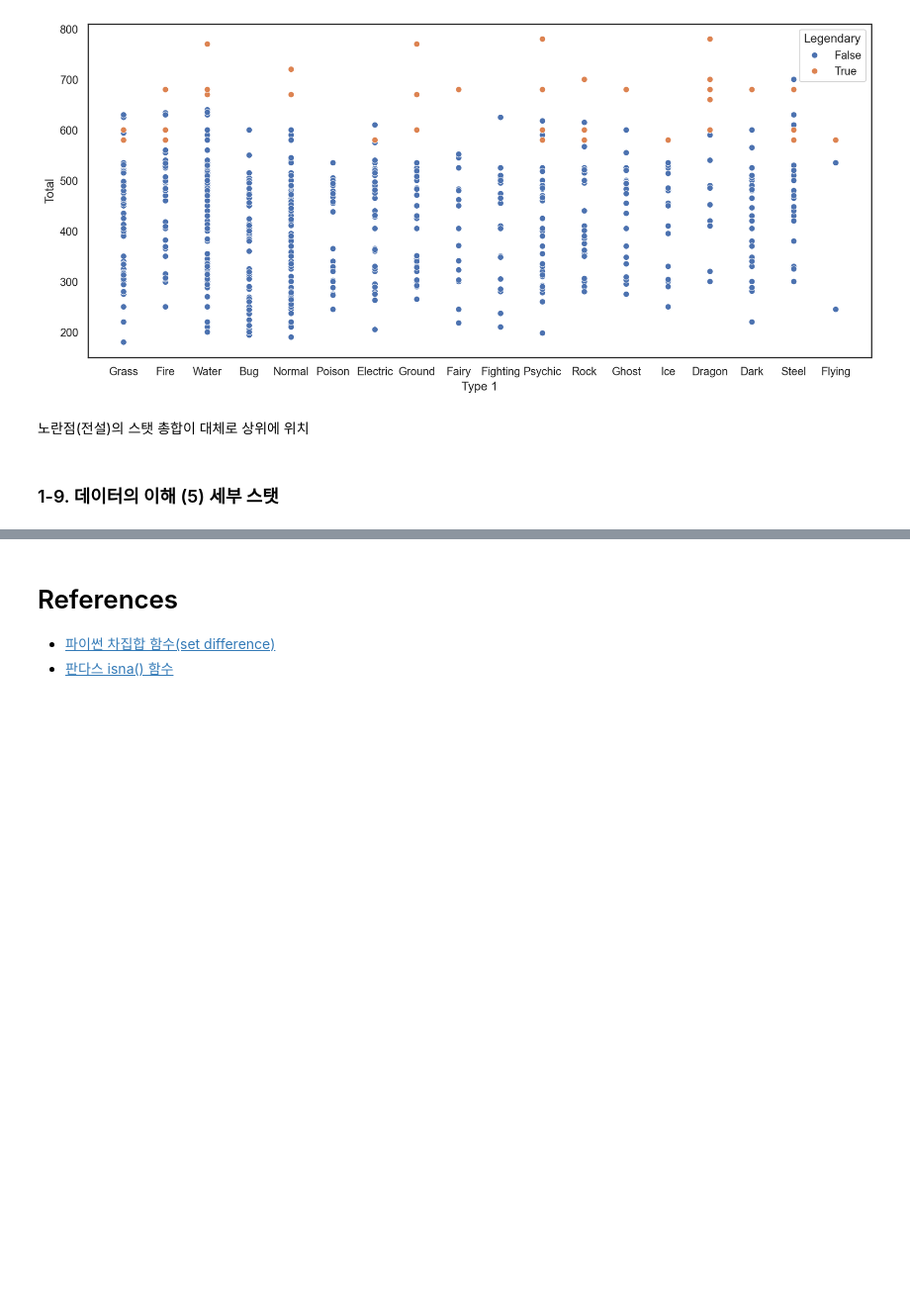
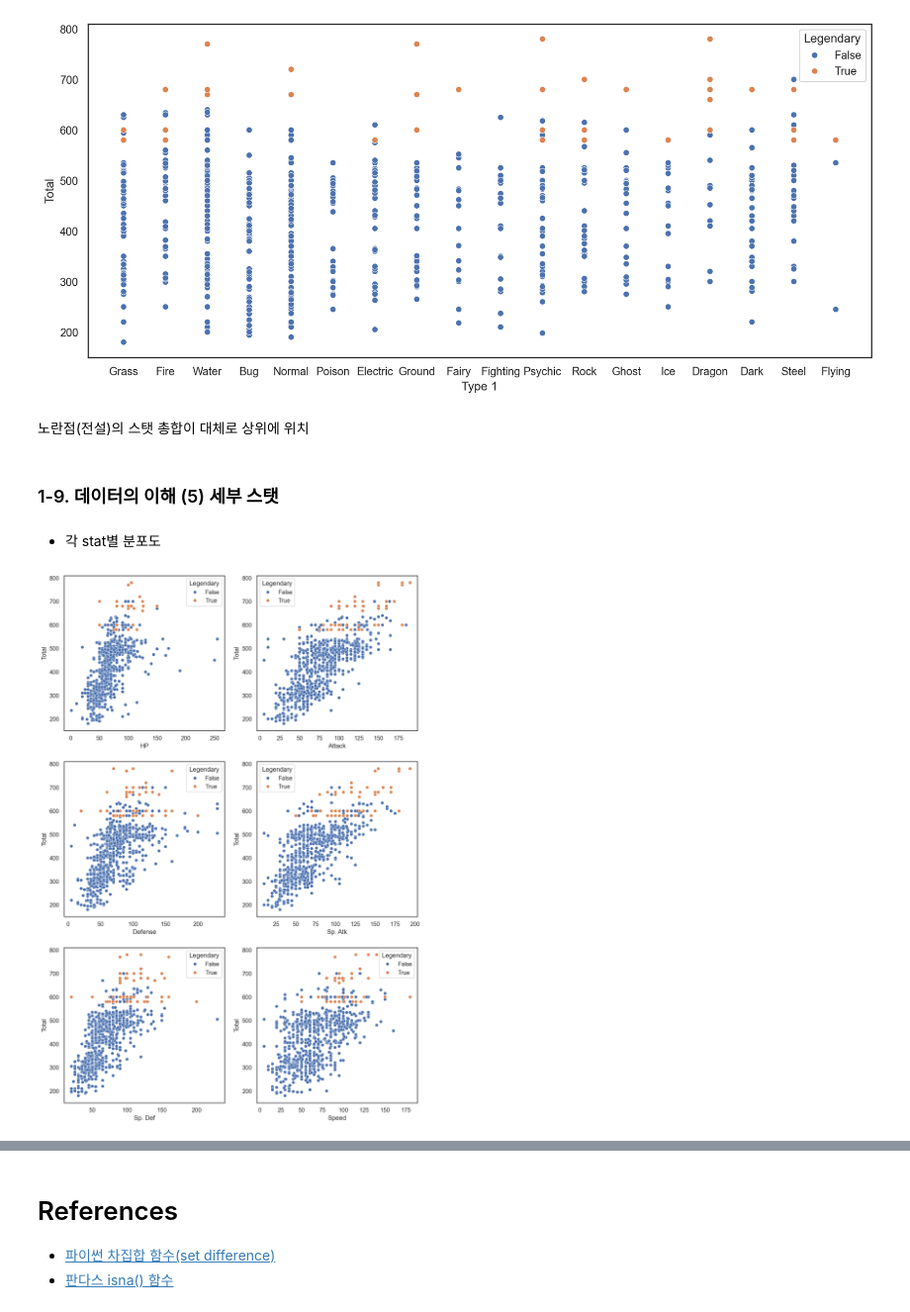
Before and after one commit to shualoalumin/AIFFEL_quest_cr, a Jupyter notebook: MainQuest/Quest02/MainQuest02_Pokemon.ipynb, the cells around one changed output, grey strips where cells are left out. Shown at 99% size. Saved outputs shown, nothing was run; the diff lists cells and outputs as text; code cells hidden in the pictures; blank space fills up the shorter version.

```diff
--- a/MainQuest/Quest02/MainQuest02_Pokemon.ipynb
+++ b/MainQuest/Quest02/MainQuest02_Pokemon.ipynb
@@ -298,3 +298,31 @@ plt.show()
 노란점(전설)의 스탯 총합이 대체로 상위에 위치
 # %% [markdown]
 ### 1-9. 데이터의 이해 (5) 세부 스탯
+# %% [markdown]
+- 각 stat별 분포도
+# %%
+# 각각의 스탯에 대한 scatter plot을 6개의 subplot으로 표현
+figure, ((ax1, ax2), (ax3, ax4), (ax5, ax6)) = plt.subplots(nrows=3, ncols=2)
+figure.set_size_inches(12, 18)  # 화면 해상도에 따라 그래프 크기를 조정해 주세요.
+
+# "HP" 스탯의 scatter plot
+sns.scatterplot(data=pokemon, y="Total", x="HP", hue="Legendary", ax=ax1)
+
+# "Attack" 스탯의 scatter plot
+sns.scatterplot(data=pokemon, y="Total", x="Attack", hue="Legendary", ax=ax2)
+
+# "Defense" 스탯의 scatter plot
+sns.scatterplot(data=pokemon, y="Total", x="Defense", hue="Legendary", ax=ax3)
+
+# "Sp. Atk" 스탯의 scatter plot
+sns.scatterplot(data=pokemon, y="Total", x="Sp. Atk", hue="Legendary", ax=ax4)
+
+# "Sp. Def" 스탯의 scatter plot
+sns.scatterplot(data=pokemon, y="Total", x="Sp. Def", hue="Legendary", ax=ax5)
+
+# "Speed" 스탯의 scatter plot
+sns.scatterplot(data=pokemon, y="Total", x="Speed", hue="Legendary", ax=ax6)
+
+plt.show()
+# %% [output]
+[figure, added]
```
Also changed, not shown: parts of 5 cells of this notebook.
